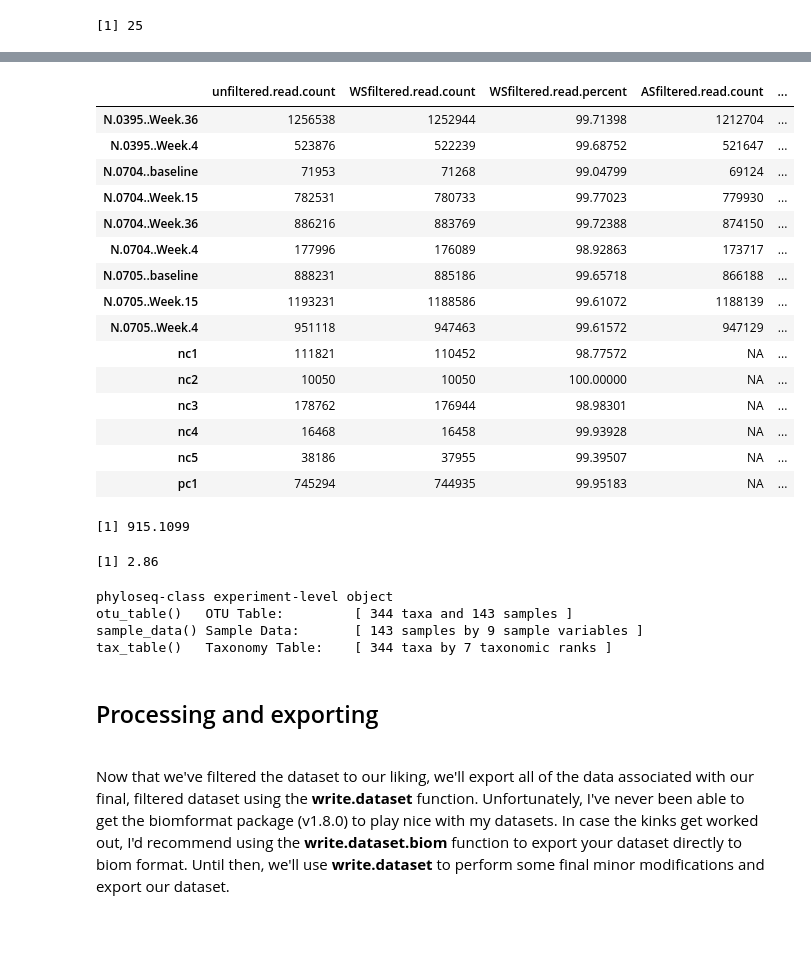
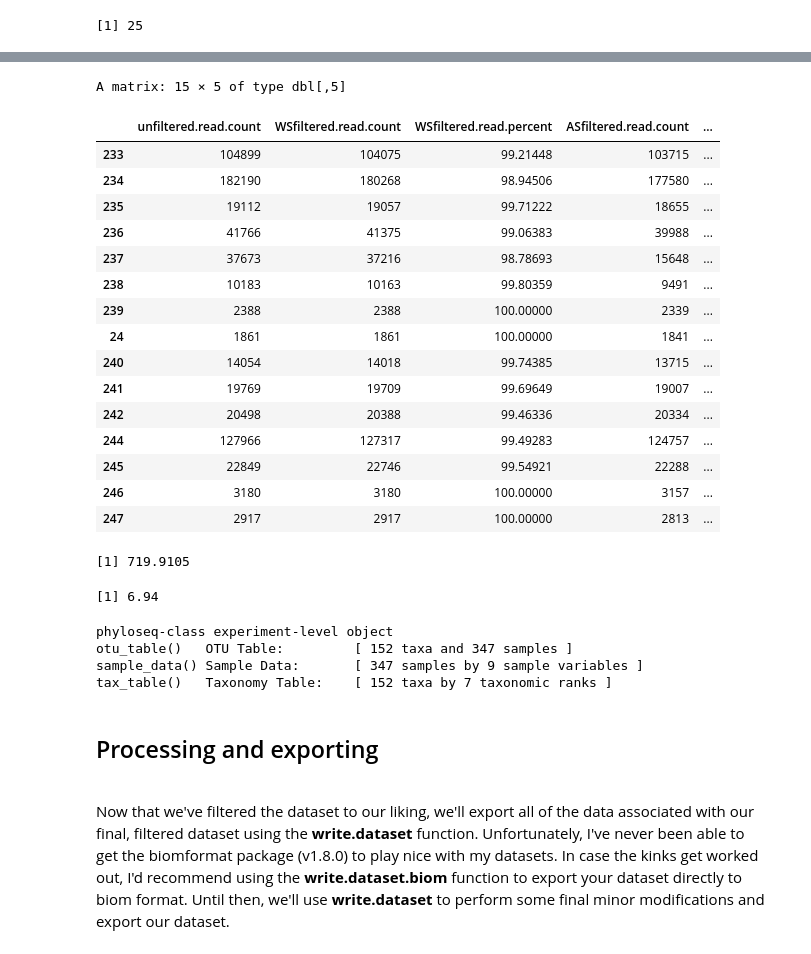
Before and after one commit to itsmisterbrown/microfiltR, a Jupyter notebook: README.ipynb, the cells around one changed output, grey strips where cells are left out. Cells and saved outputs as stored; diff of their text form; code cells hidden in the pictures.

```diff
--- a/README.ipynb
+++ b/README.ipynb
@@ -71,12 +76,12 @@ source("/Users/bpb/Documents/GitHub/microfiltR/microfiltR_source_code.R")
 Now, let's load the dataset and subset it to remove taxa not annotated at the Phylum level and identified as Chloroplast sequences.
 # %%
 #load the dataset
-NI <- readRDS(file = "/Users/bpb/Desktop/microfiltR/microfiltR_vignette/NI.dada2.RDS")
+e3 <- readRDS(file = "/Users/bpb/Desktop/ECHO/Data/Combined_Run101218_Run101618/analysis/ECHO_2runs_Oct18.rds")
 
-NI %>%
+e3 %>%
   subset_taxa(Phylum != "NA" &
-                Phylum != "Cyanobacteria/Chloroplast") -> NI
+                Phylum != "Cyanobacteria/Chloroplast") -> e3
 
-table(tax_table(NI)[, "Phylum"], exclude = NULL)
+table(tax_table(e3)[, "Phylum"], exclude = NULL)
 # %% [output]
               Acidobacteria              Actinobacteria
@@ -387,4 +425,3 @@ Now that we've estimated our WS and AS filtering thresholds, we can apply these
 # %%
-NI.f <- microfilter(ps = NI, controlID = "pc1", mdCAT = "timepoint",
-                      mdFACTOR = "control", WST = 1.4e-4, PFT = 0.02, RAT = 1e-5, minLIB = 4000, return.all = TRUE)
+e3.f <- microfilter(ps = e3, WST = 6.5e-4, PFT = 0.02, RAT = 6e-5, minLIB = 1000, mdFACTOR = "Mock", mdCAT = "Visit", controlID = "185", return.all = TRUE)
 # %% [output]
@@ -440,37 +478,38 @@ NI.f$taxonomy.of.control.taxa
 # %%
-NI.f$read.count.table[135:149, ]
+e3.f$read.count.table[135:149, ]
 # %% [output]
+A matrix: 15 × 5 of type dbl[,5]
 |  | unfiltered.read.count | WSfiltered.read.count | WSfiltered.read.percent | ASfiltered.read.count | ... |
-| N.0395..Week.36 | 1256538 | 1252944 | 99.71398 | 1212704 | ... |
-| N.0395..Week.4 | 523876 | 522239 | 99.68752 | 521647 | ... |
-| N.0704..baseline | 71953 | 71268 | 99.04799 | 69124 | ... |
-| N.0704..Week.15 | 782531 | 780733 | 99.77023 | 779930 | ... |
-| N.0704..Week.36 | 886216 | 883769 | 99.72388 | 874150 | ... |
-| N.0704..Week.4 | 177996 | 176089 | 98.92863 | 173717 | ... |
-| N.0705..baseline | 888231 | 885186 | 99.65718 | 866188 | ... |
-| N.0705..Week.15 | 1193231 | 1188586 | 99.61072 | 1188139 | ... |
-| N.0705..Week.4 | 951118 | 947463 | 99.61572 | 947129 | ... |
-| nc1 | 111821 | 110452 | 98.77572 | NA | ... |
-| nc2 | 10050 | 10050 | 100.00000 | NA | ... |
-| nc3 | 178762 | 176944 | 98.98301 | NA | ... |
-| nc4 | 16468 | 16458 | 99.93928 | NA | ... |
-| nc5 | 38186 | 37955 | 99.39507 | NA | ... |
-| pc1 | 745294 | 744935 | 99.95183 | NA | ... |
+| 233 | 104899 | 104075 | 99.21448 | 103715 | ... |
+| 234 | 182190 | 180268 | 98.94506 | 177580 | ... |
+| 235 | 19112 | 19057 | 99.71222 | 18655 | ... |
+| 236 | 41766 | 41375 | 99.06383 | 39988 | ... |
+| 237 | 37673 | 37216 | 98.78693 | 15648 | ... |
+| 238 | 10183 | 10163 | 99.80359 | 9491 | ... |
+| 239 | 2388 | 2388 | 100.00000 | 2339 | ... |
+| 24 | 1861 | 1861 | 100.00000 | 1841 | ... |
+| 240 | 14054 | 14018 | 99.74385 | 13715 | ... |
+| 241 | 19769 | 19709 | 99.69649 | 19007 | ... |
+| 242 | 20498 | 20388 | 99.46336 | 20334 | ... |
+| 244 | 127966 | 127317 | 99.49283 | 124757 | ... |
+| 245 | 22849 | 22746 | 99.54921 | 22288 | ... |
+| 246 | 3180 | 3180 | 100.00000 | 3157 | ... |
+| 247 | 2917 | 2917 | 100.00000 | 2813 | ... |
 # %%
-NI.f$relative.abundance.filter.read.count
+e3.f$relative.abundance.filter.read.count
 # %% [output]
-[1] 915.1099
+[1] 719.9105
 # %%
-NI.f$prevalence.filter.sample.count
+e3.f$prevalence.filter.sample.count
 # %% [output]
-[1] 2.86
+[1] 6.94
 # %%
-(NIF <- NI.f$filtered.phyloseq)
+(e3f <- e3.f$filtered.phyloseq)
 # %% [output]
 phyloseq-class experiment-level object
-otu_table()   OTU Table:         [ 344 taxa and 143 samples ]
-sample_data() Sample Data:       [ 143 samples by 9 sample variables ]
-tax_table()   Taxonomy Table:    [ 344 taxa by 7 taxonomic ranks ]
+otu_table()   OTU Table:         [ 152 taxa and 347 samples ]
+sample_data() Sample Data:       [ 347 samples by 9 sample variables ]
+tax_table()   Taxonomy Table:    [ 152 taxa by 7 taxonomic ranks ]
 # %% [markdown]
 ## Processing and exporting
 <br>Now that we've filtered the dataset to our liking, we'll export all of the data associated with our final, filtered dataset using the __write.dataset__ function. Unfortunately, I've never been able to get the biomformat package (v1.8.0) to play nice with my datasets. In case the kinks get worked out, I'd recommend using the __write.dataset.biom__ function to export your dataset directly to biom format. Until then, we'll use __write.dataset__ to perform some final minor modifications and export our dataset.
```
Also changed, not shown: parts of 41 cells of this notebook, 2 other files.
